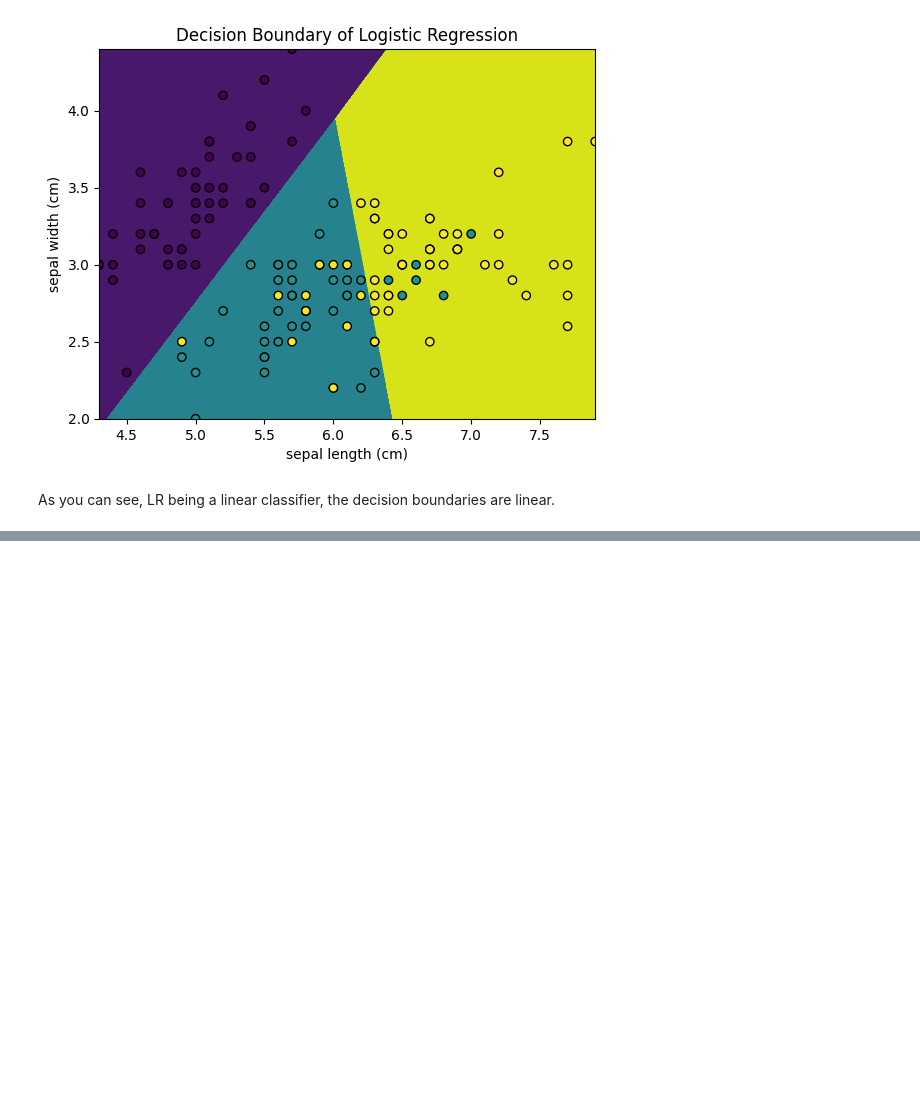
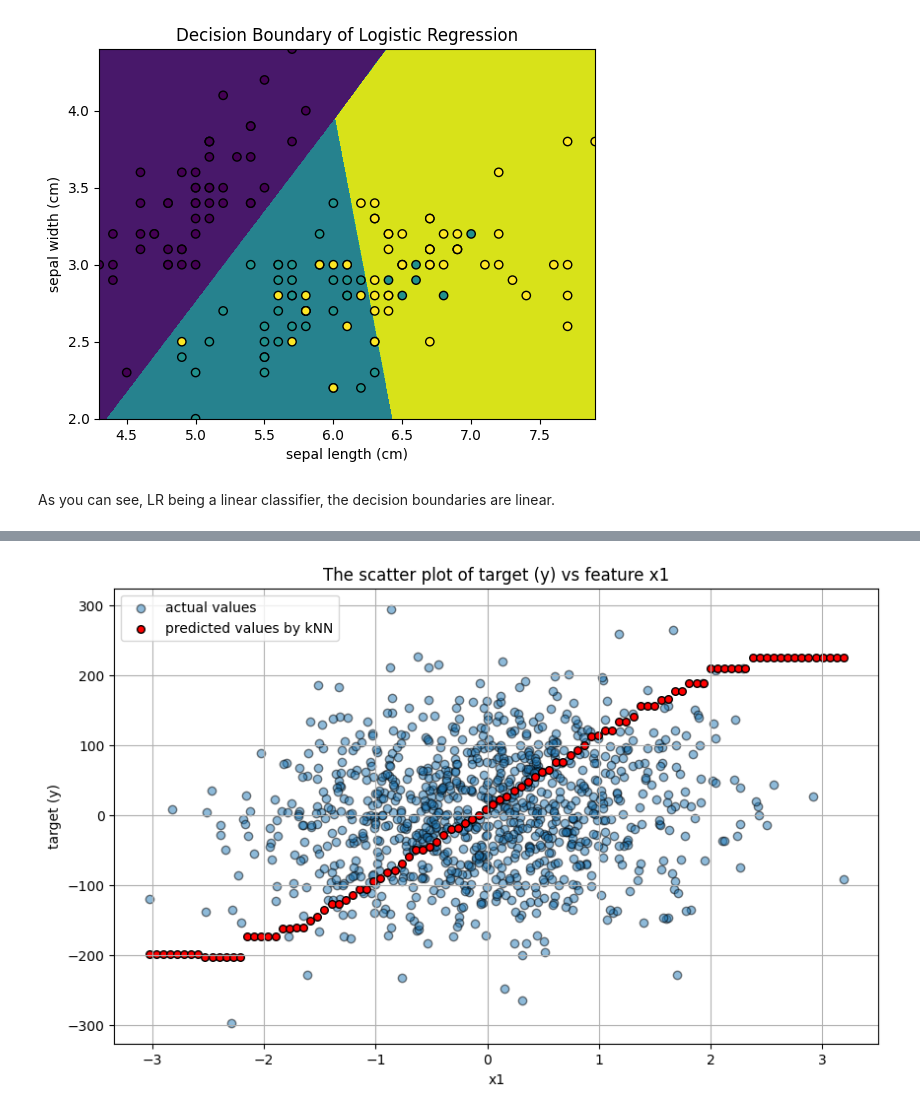
Before and after one commit to skarma91/logicmojo-data-science-april-2025, a Jupyter notebook: Lecture_materials/Class-29-20-07-2025-Regularization_contd_and_kNN/kNN.ipynb, the cells around one changed output, grey strips where cells are left out. Drawn from its saved outputs; the diff is of its cells as text; code cells hidden in the pictures; blank space fills up the shorter version.

```diff
--- a/Lecture_materials/Class-29-20-07-2025-Regularization_contd_and_kNN/kNN.ipynb
+++ b/Lecture_materials/Class-29-20-07-2025-Regularization_contd_and_kNN/kNN.ipynb
@@ -202,0 +240,27 @@ As you can see, LR being a linear classifier, the decision boundaries are linear
+# %%
+knn_reg = kNN(n_neighbors=5, regression=True, distance_type="euclidean")
+
+knn_reg.fit(X, y)
+# %%
+# Showing the kNN regression line
+
+feature_1_values = np.linspace(X[:,0].min(), X[:,0].max(), 100)
+feature_2_values = np.linspace(X[:,1].min(), X[:,1].max(), 100)
+# %%
+X_test = np.hstack([feature_1_values.reshape(-1,1), feature_2_values.reshape(-1,1)])
+
+y_pred = knn_reg.predict(X_test)
+# %%
+# Plotting the predicted value vs first feature (x1) on top of the scatter plot
+
+plt.figure(figsize=(10,6))
+plt.scatter(X[:,0], y, edgecolor='k', alpha=0.5, label="actual values")
+plt.scatter(X_test[:,0], y_pred, color='r', marker='o', edgecolor='k', s=30, label="predicted values by kNN")
+plt.xlabel("x1")
+plt.ylabel("target (y)")
+plt.title("The scatter plot of target (y) vs feature x1")
+plt.legend()
+plt.grid()
+plt.show()
+# %% [output]
+[figure, added]
```
Also changed, not shown: parts of 9 cells of this notebook.
